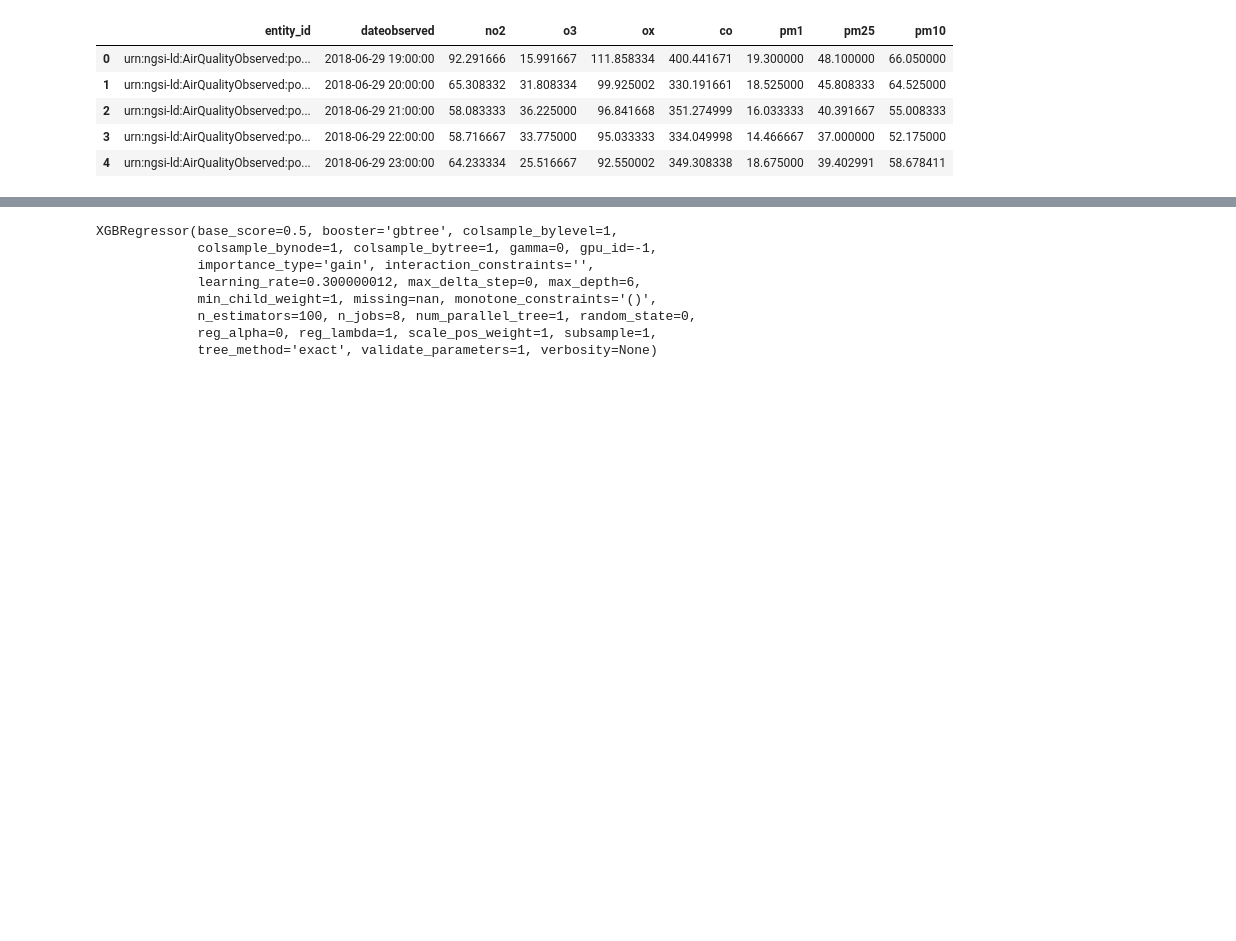
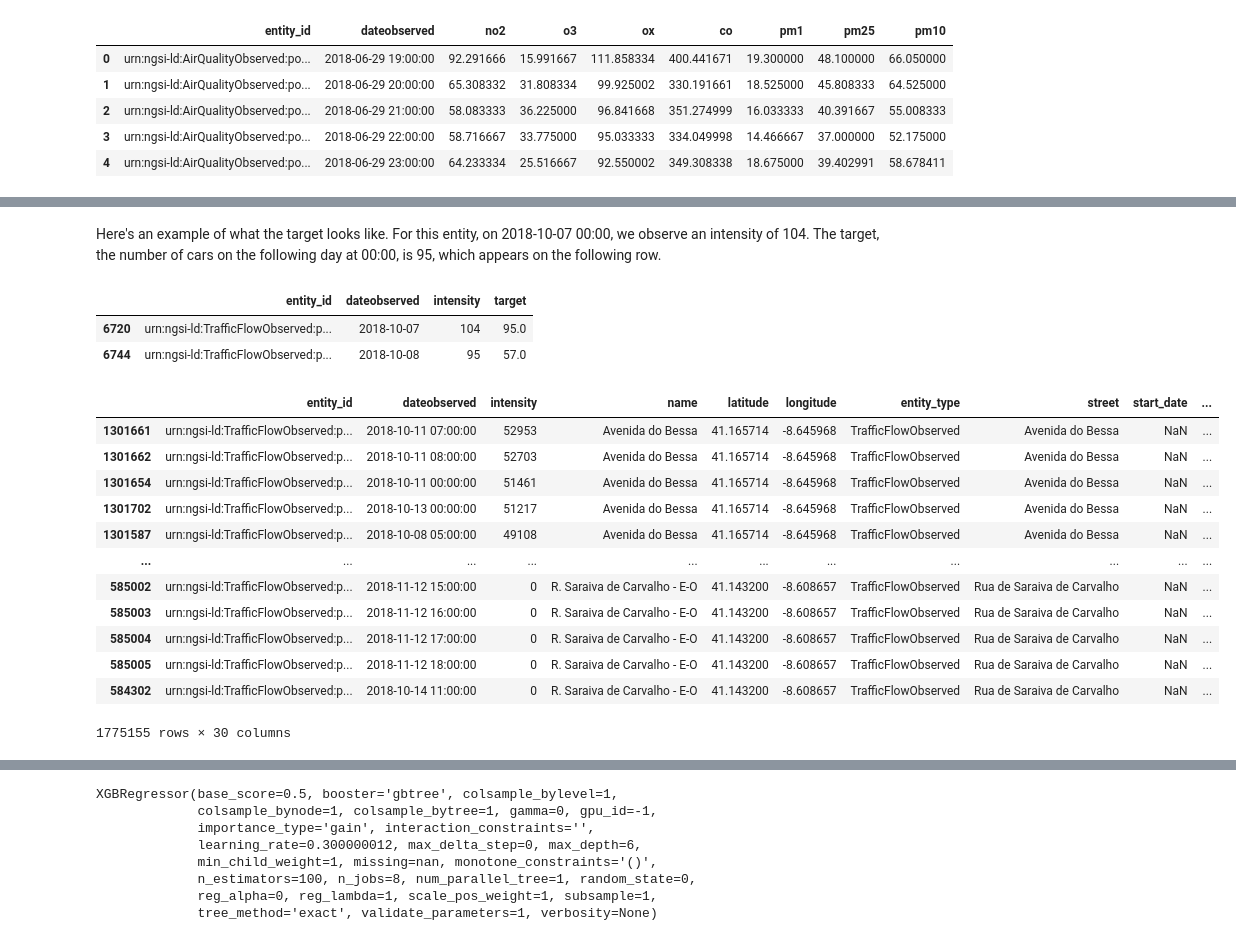
Before and after one commit to TiagoFilipeSousaGoncalves/wdl-tech-moguls, a Jupyter notebook: stage-2/code/Deliverable.ipynb, the cells around one changed output, grey strips where cells are left out. Cells and saved outputs as stored; diff of their text form; code cells hidden in the pictures; blank space fills up the shorter version.

```diff
--- a/stage-2/code/Deliverable.ipynb
+++ b/stage-2/code/Deliverable.ipynb
@@ -215,0 +275,22 @@ df_resampled.head()
+# %%
+import numpy as np
+
+def get_date_features(df_resampled, date_col, suffix):
+    df_resampled[f'day_{suffix}'] = df_resampled[date_col].dt.day
+    df_resampled[f'hour_{suffix}'] = df_resampled[date_col].dt.hour
+    df_resampled[f'month_{suffix}'] = df_resampled[date_col].dt.month
+    df_resampled[f'dayofweek_{suffix}'] = df_resampled[date_col].dt.dayofweek
+    df_resampled[f'year_{suffix}'] = df_resampled[date_col].dt.year
+    # df_resampled[f'quarter_{suffix}'] = df_resampled[date_col].dt.q
+    df_resampled[f'is_holiday_{suffix}'] = df_resampled[date_col].apply(lambda x: x in pt_holidays)
+    df_resampled[f'is_year_end_{suffix}'] = df_resampled[date_col].dt.is_year_end
+    df_resampled[f'is_weekend_{suffix}'] = np.where(df_resampled[f'dayofweek_{suffix}'].isin([5, 6]), 1, 0)
+
+    return df_resampled
+# %%
+df_resampled = get_date_features(df_resampled, 'dateobserved', 'today')
+# %%
+# Set target
+
+df_resampled['target'] = df_resampled.groupby('entity_id')['intensity'].shift(-24)
+df_resampled['dateobserved_target'] = df_resampled['dateobserved'] + pd.DateOffset(hours=24)
@@ -215,0 +309,13 @@ df_resampled.head()
+# %% [markdown]
+Here's an example of what the target looks like.
+For this entity, on 2018-10-07 00:00, we observe an intensity of 104. The target, the number of cars on the following day at 00:00, is 95, which appears on the following row.
+# %%
+df_resampled[
+    (
+        (df_resampled.dateobserved == pd.to_datetime('2018-10-07 00:00:00')) | (df_resampled.dateobserved == pd.to_datetime('2018-10-08 00:00:00'))
+    ) & (df_resampled.entity_id == 'urn:ngsi-ld:TrafficFlowObserved:porto:traffic:CMP:CT10Z2')
+][['entity_id', 'dateobserved', 'intensity', 'target']]
+# %% [output]
+|  | entity_id | dateobserved | intensity | target |
+| 6720 | urn:ngsi-ld:TrafficFlowObserved:p... | 2018-10-07 | 104 | 95.0 |
+| 6744 | urn:ngsi-ld:TrafficFlowObserved:p... | 2018-10-08 | 95 | 57.0 |
@@ -216,3 +326,19 @@ df_resampled.head()
+# %%
+df_resampled.sort_values(by='intensity', ascending=False)
+# %% [output]
+|  | entity_id | dateobserved | intensity | name | latitude | longitude | entity_type | street | start_date | ... |
+| 1301661 | urn:ngsi-ld:TrafficFlowObserved:p... | 2018-10-11 07:00:00 | 52953 | Avenida do Bessa | 41.165714 | -8.645968 | TrafficFlowObserved | Avenida do Bessa | NaN | ... |
+| 1301662 | urn:ngsi-ld:TrafficFlowObserved:p... | 2018-10-11 08:00:00 | 52703 | Avenida do Bessa | 41.165714 | -8.645968 | TrafficFlowObserved | Avenida do Bessa | NaN | ... |
+| 1301654 | urn:ngsi-ld:TrafficFlowObserved:p... | 2018-10-11 00:00:00 | 51461 | Avenida do Bessa | 41.165714 | -8.645968 | TrafficFlowObserved | Avenida do Bessa | NaN | ... |
+| 1301702 | urn:ngsi-ld:TrafficFlowObserved:p... | 2018-10-13 00:00:00 | 51217 | Avenida do Bessa | 41.165714 | -8.645968 | TrafficFlowObserved | Avenida do Bessa | NaN | ... |
+| 1301587 | urn:ngsi-ld:TrafficFlowObserved:p... | 2018-10-08 05:00:00 | 49108 | Avenida do Bessa | 41.165714 | -8.645968 | TrafficFlowObserved | Avenida do Bessa | NaN | ... |
+| ... | ... | ... | ... | ... | ... | ... | ... | ... | ... | ... |
+| 585002 | urn:ngsi-ld:TrafficFlowObserved:p... | 2018-11-12 15:00:00 | 0 | R. Saraiva de Carvalho - E-O | 41.143200 | -8.608657 | TrafficFlowObserved | Rua de Saraiva de Carvalho | NaN | ... |
+| 585003 | urn:ngsi-ld:TrafficFlowObserved:p... | 2018-11-12 16:00:00 | 0 | R. Saraiva de Carvalho - E-O | 41.143200 | -8.608657 | TrafficFlowObserved | Rua de Saraiva de Carvalho | NaN | ... |
+| 585004 | urn:ngsi-ld:TrafficFlowObserved:p... | 2018-11-12 17:00:00 | 0 | R. Saraiva de Carvalho - E-O | 41.143200 | -8.608657 | TrafficFlowObserved | Rua de Saraiva de Carvalho | NaN | ... |
+| 585005 | urn:ngsi-ld:TrafficFlowObserved:p... | 2018-11-12 18:00:00 | 0 | R. Saraiva de Carvalho - E-O | 41.143200 | -8.608657 | TrafficFlowObserved | Rua de Saraiva de Carvalho | NaN | ... |
+| 584302 | urn:ngsi-ld:TrafficFlowObserved:p... | 2018-10-14 11:00:00 | 0 | R. Saraiva de Carvalho - E-O | 41.143200 | -8.608657 | TrafficFlowObserved | Rua de Saraiva de Carvalho | NaN | ... |
+1775155 rows × 30 columns
 # %%
 df_resampled.columns
 # %% [output]
```
Also changed, not shown: parts of 57 cells of this notebook.
